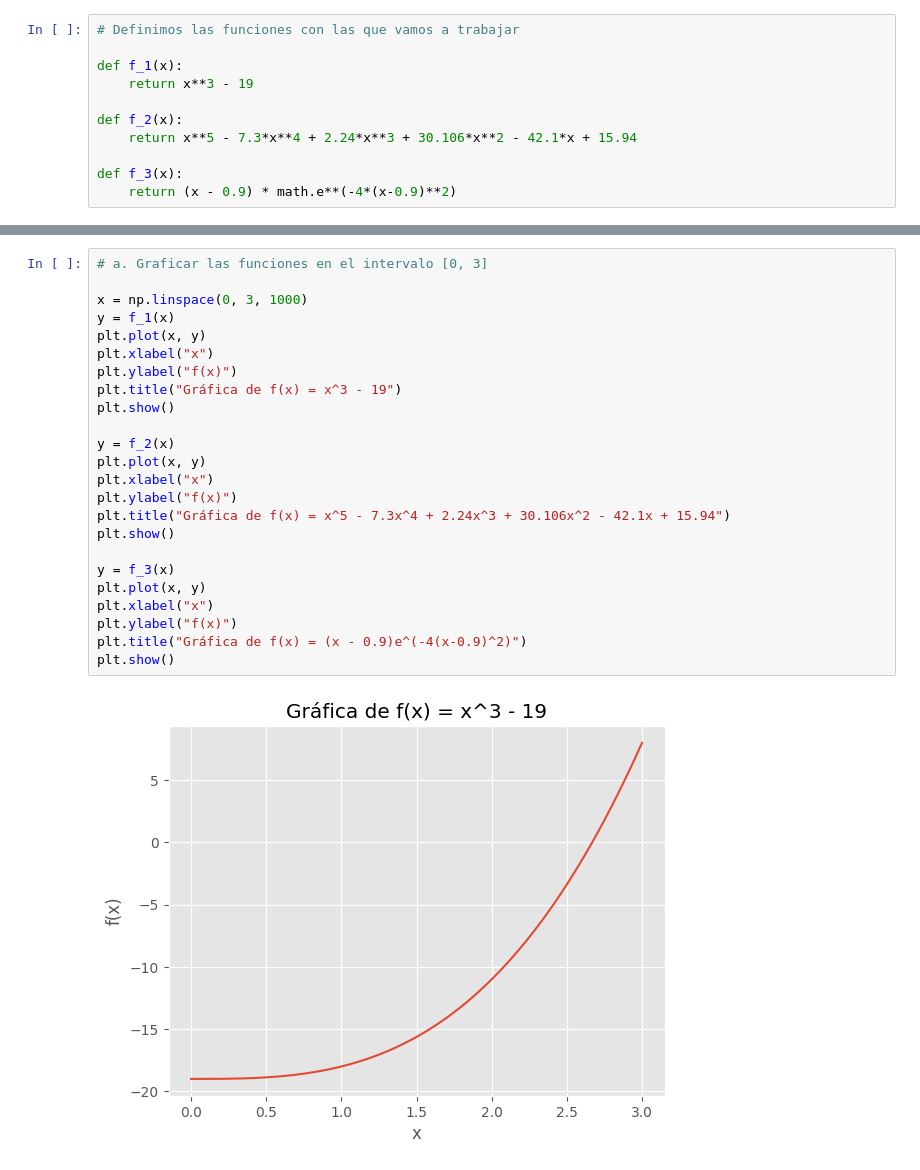
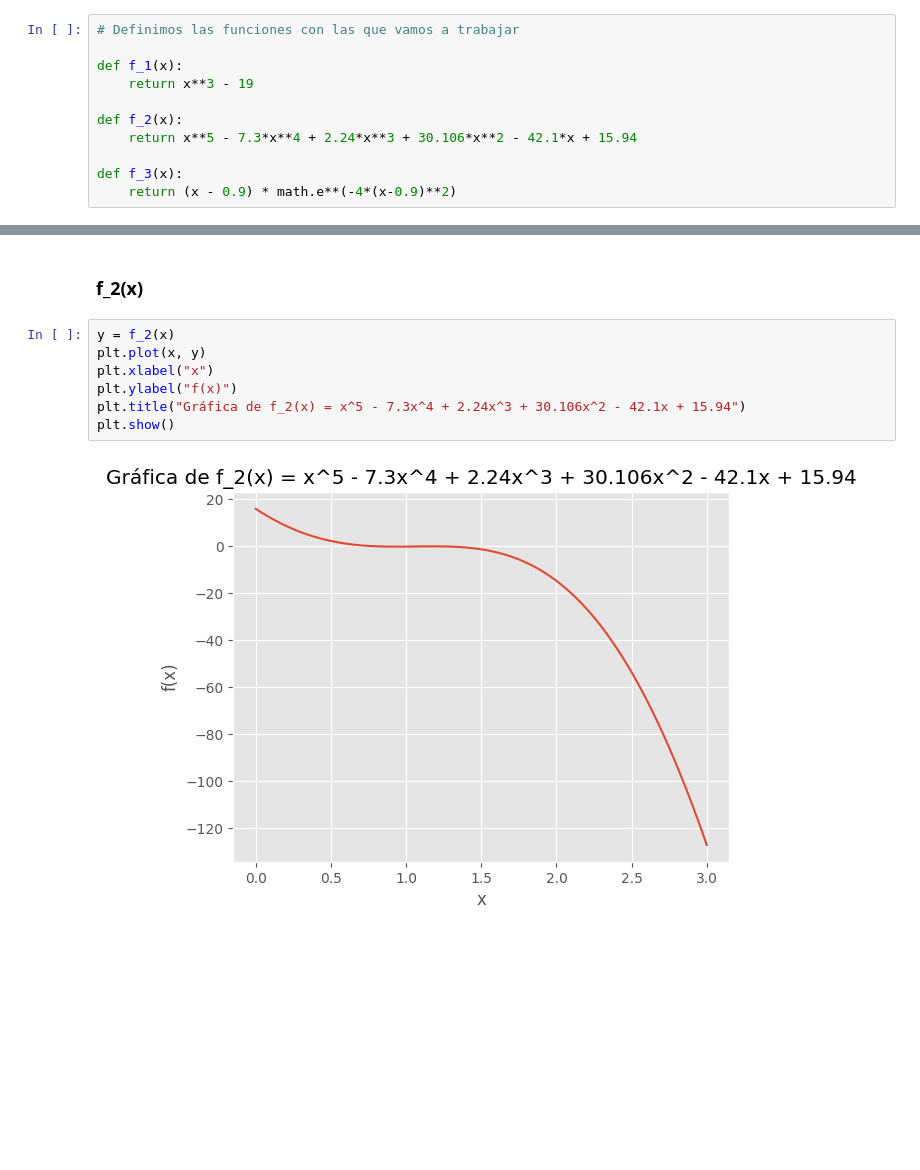
Before and after one commit to m-cabrerar/Numerico-TP1, a Jupyter notebook: TP1-G18.ipynb, the cells around one changed output, grey strips where cells are left out. Saved outputs shown, nothing was run; the diff lists cells and outputs as text; blank space fills up the shorter version.

```diff
--- a/TP1-G18.ipynb
+++ b/TP1-G18.ipynb
@@ -277,26 +318,11 @@ def f_3(x):
+# %% [markdown]
+### f_2(x)
 # %%
-# a. Graficar las funciones en el intervalo [0, 3]
-
-x = np.linspace(0, 3, 1000)
-y = f_1(x)
-plt.plot(x, y)
-plt.xlabel("x")
-plt.ylabel("f(x)")
-plt.title("Gráfica de f(x) = x^3 - 19")
-plt.show()
-
 y = f_2(x)
 plt.plot(x, y)
 plt.xlabel("x")
 plt.ylabel("f(x)")
-plt.title("Gráfica de f(x) = x^5 - 7.3x^4 + 2.24x^3 + 30.106x^2 - 42.1x + 15.94")
+plt.title("Gráfica de f_2(x) = x^5 - 7.3x^4 + 2.24x^3 + 30.106x^2 - 42.1x + 15.94")
 plt.show()
-
-y = f_3(x)
-plt.plot(x, y)
-plt.xlabel("x")
-plt.ylabel("f(x)")
-plt.title("Gráfica de f(x) = (x - 0.9)e^(-4(x-0.9)^2)")
-plt.show()
 # %% [output]
-[figure, old version]
+[figure, new version]
```
Also changed, not shown: parts of 166 cells of this notebook.
